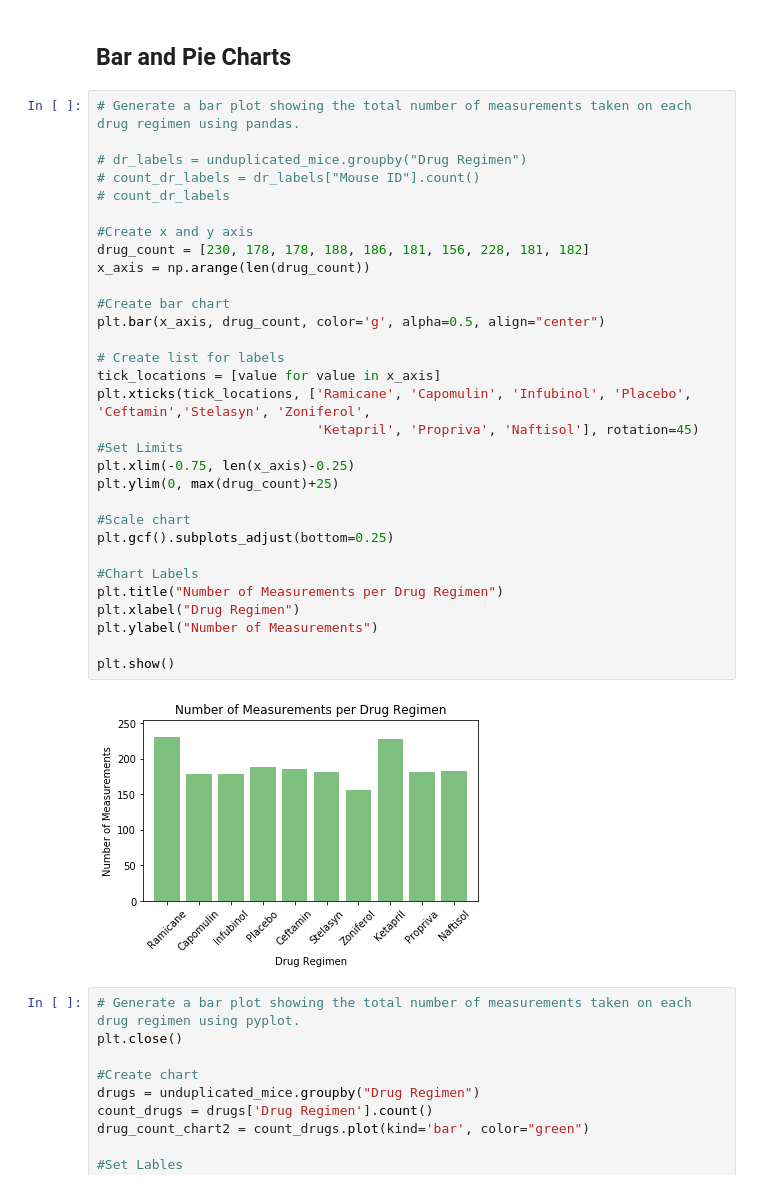
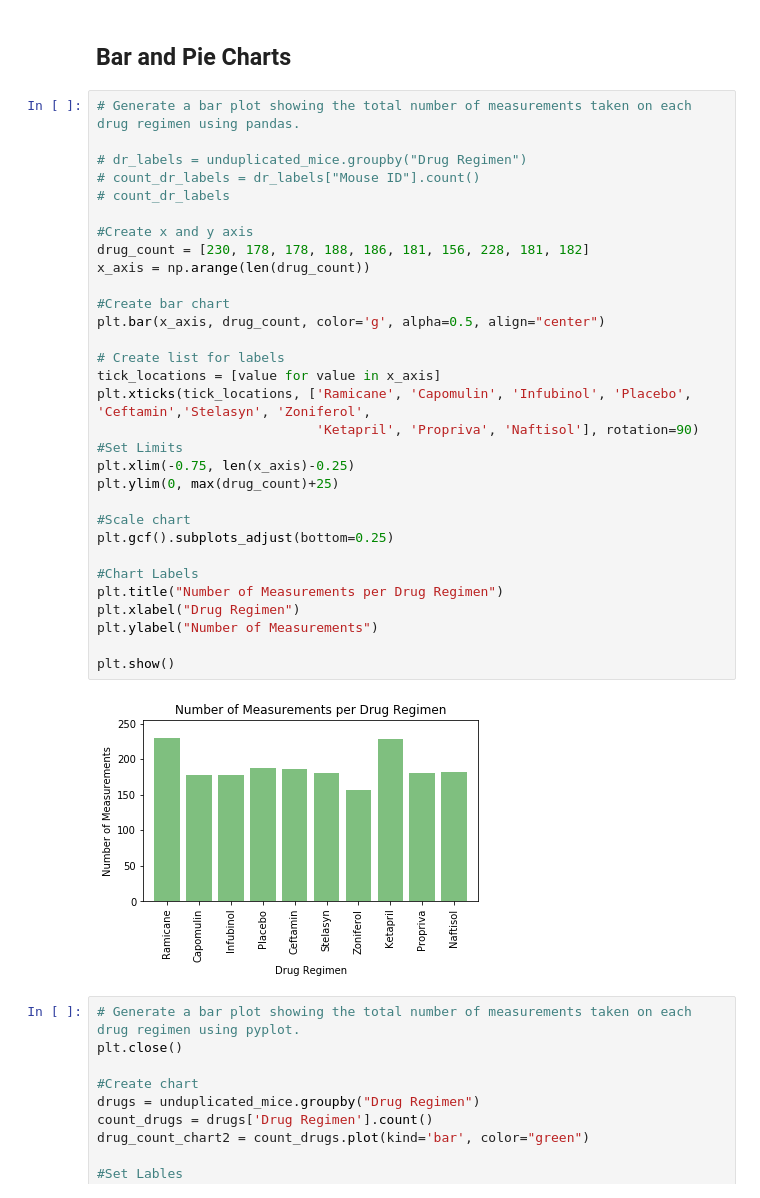
Before and after one commit to kflores56/Pharmaceutical-Analysis, a Jupyter notebook: Pymaceuticals/pymaceuticals_starter.ipynb, the cells around one changed output. Saved outputs shown, nothing was run; the diff lists cells and outputs as text.

```diff
--- a/Pymaceuticals/pymaceuticals_starter.ipynb
+++ b/Pymaceuticals/pymaceuticals_starter.ipynb
@@ -135,35 +135,35 @@ tumor_drug.rename(columns={"mean": "Mean",
 # Generate a bar plot showing the total number of measurements taken on each drug regimen using pandas.
 
 # dr_labels = unduplicated_mice.groupby("Drug Regimen")
 # count_dr_labels = dr_labels["Mouse ID"].count()
 # count_dr_labels
 
 #Create x and y axis
 drug_count = [230, 178, 178, 188, 186, 181, 156, 228, 181, 182]
 x_axis = np.arange(len(drug_count))
 
 #Create bar chart
 plt.bar(x_axis, drug_count, color='g', alpha=0.5, align="center")
 
 # Create list for labels
 tick_locations = [value for value in x_axis]
 plt.xticks(tick_locations, ['Ramicane', 'Capomulin', 'Infubinol', 'Placebo', 'Ceftamin','Stelasyn', 'Zoniferol',
-                            'Ketapril', 'Propriva', 'Naftisol'], rotation=45)
+                            'Ketapril', 'Propriva', 'Naftisol'], rotation=90)
 #Set Limits
 plt.xlim(-0.75, len(x_axis)-0.25)
 plt.ylim(0, max(drug_count)+25)
 
 #Scale chart
 plt.gcf().subplots_adjust(bottom=0.25)
 
 #Chart Labels
 plt.title("Number of Measurements per Drug Regimen")
 plt.xlabel("Drug Regimen")
 plt.ylabel("Number of Measurements")
 
 plt.show()
 # %% [output]
-[figure, old version]
+[figure, new version]
 # %%
 # Generate a bar plot showing the total number of measurements taken on each drug regimen using pyplot.
 plt.close()
```
Also changed, not shown: parts of 3 cells of this notebook.
